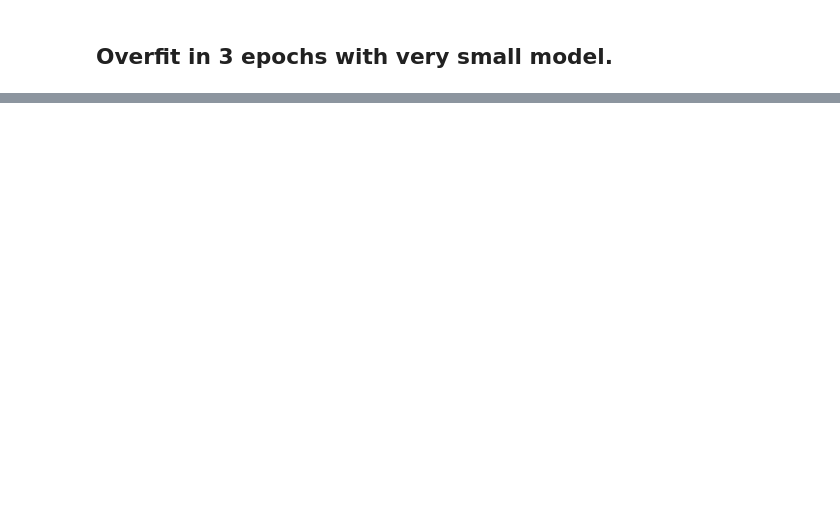
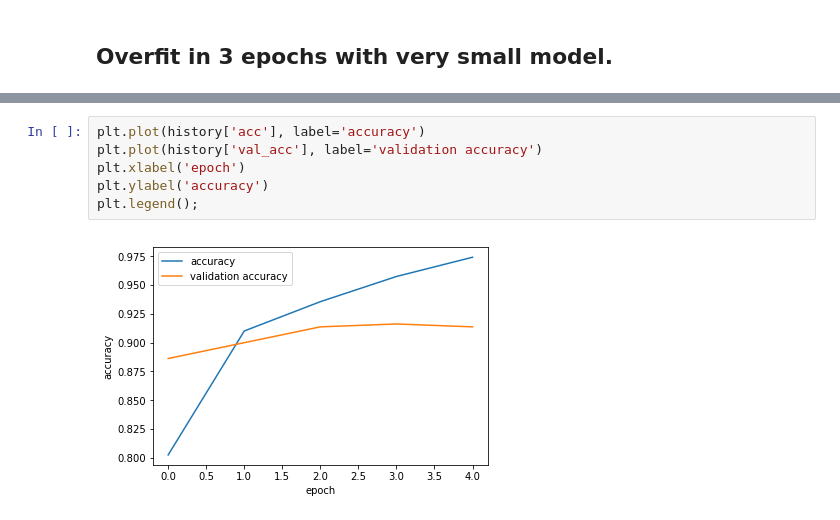
Before and after one commit to A-Jacobson/CNN_Sentence_Classification, a Jupyter notebook: SentenceCNN.ipynb, the cells around one changed output, grey strips where cells are left out. Drawn from its saved outputs; the diff is of its cells as text; blank space fills up the shorter version.

```diff
--- a/SentenceCNN.ipynb
+++ b/SentenceCNN.ipynb
@@ -80,0 +138,8 @@ plt.legend();
+# %%
+plt.plot(history['acc'], label='accuracy')
+plt.plot(history['val_acc'], label='validation accuracy')
+plt.xlabel('epoch')
+plt.ylabel('accuracy')
+plt.legend();
+# %% [output]
+[figure, added]
```
Also changed, not shown: parts of 16 cells of this notebook, 5 other files.
